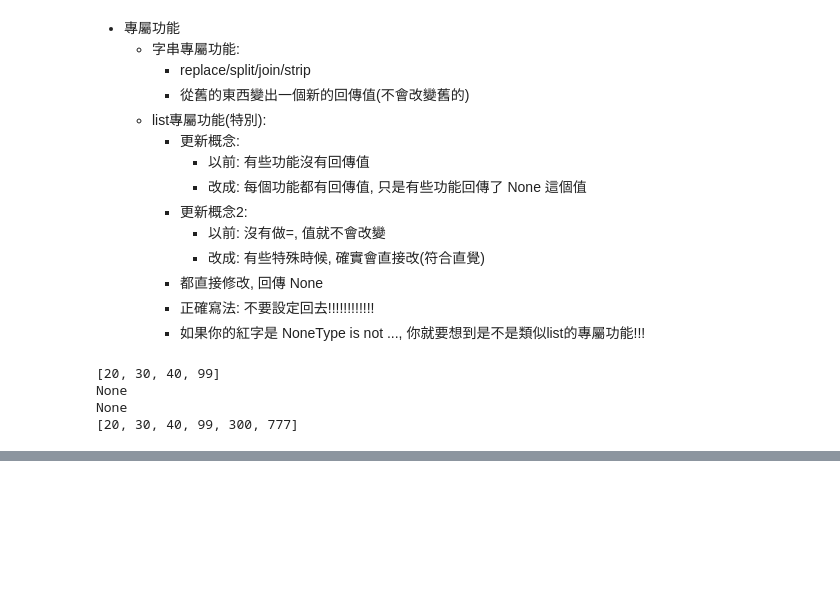
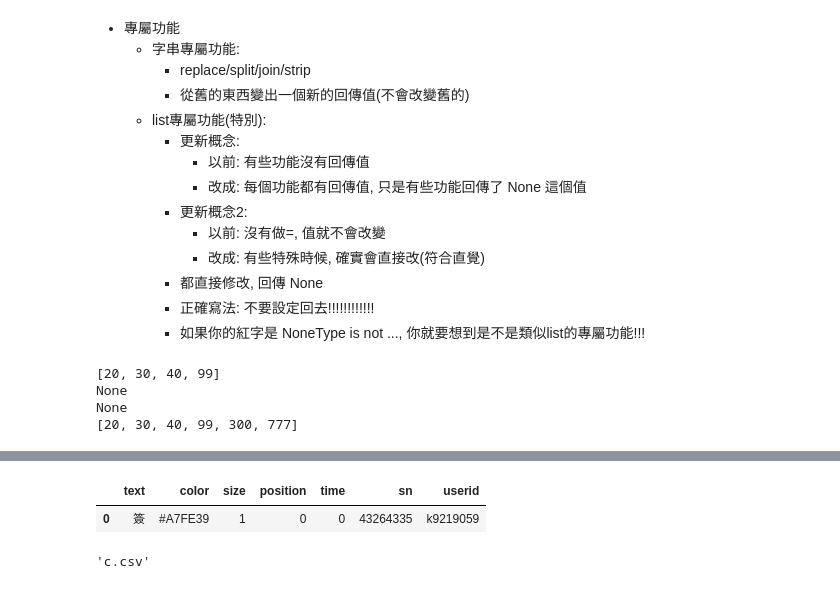
Before and after one commit to Elwing-Chou/tibame20260804, a Jupyter notebook: tibame20260825.ipynb, the cells around one changed output, grey strips where cells are left out. Cells and saved outputs as stored; diff of their text form; code cells hidden in the pictures; blank space fills up the shorter version.

```diff
--- a/tibame20260825.ipynb
+++ b/tibame20260825.ipynb
@@ -262,0 +272,7 @@ total_df
+# %%
+# demo
+fil = [True, False, False]
+total_df.head(3)[fil]
+# %% [output]
+|  | text | color | size | position | time | sn | userid |
+| 0 | 簽 | #A7FE39 | 1 | 0 | 0 | 43264335 | k9219059 |
@@ -262,0 +293,4 @@ total_df
+# %%
+os.path.basename("a/b/c.csv")
+# %% [output]
+'c.csv'
```
Also changed, not shown: parts of 3 cells of this notebook.
